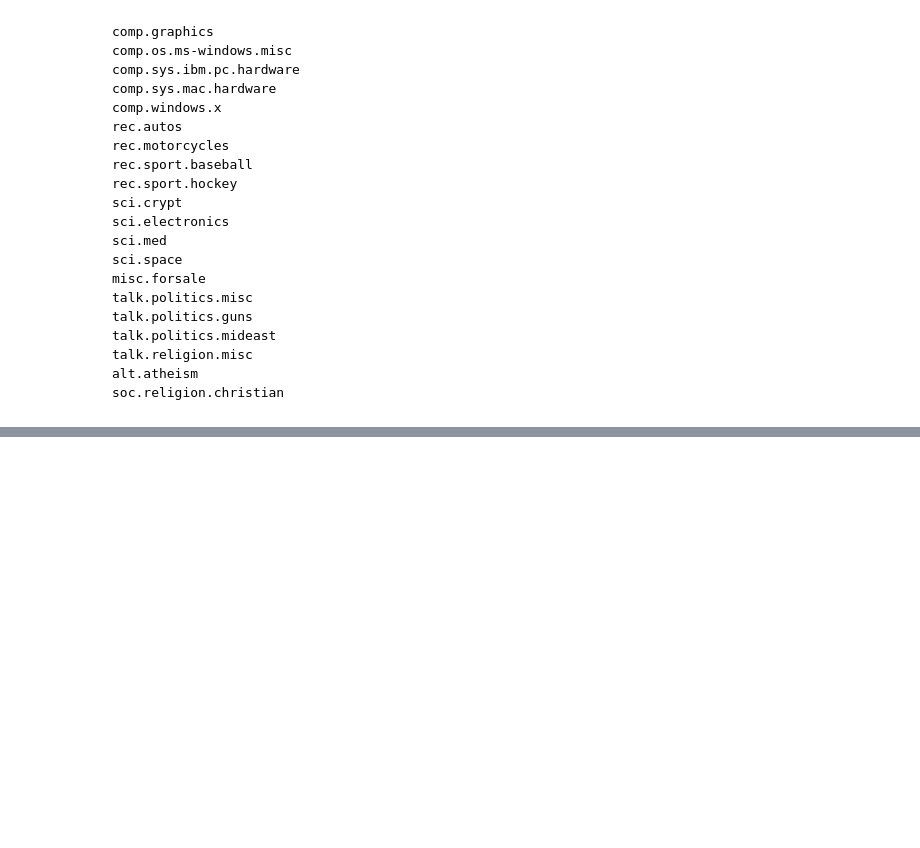
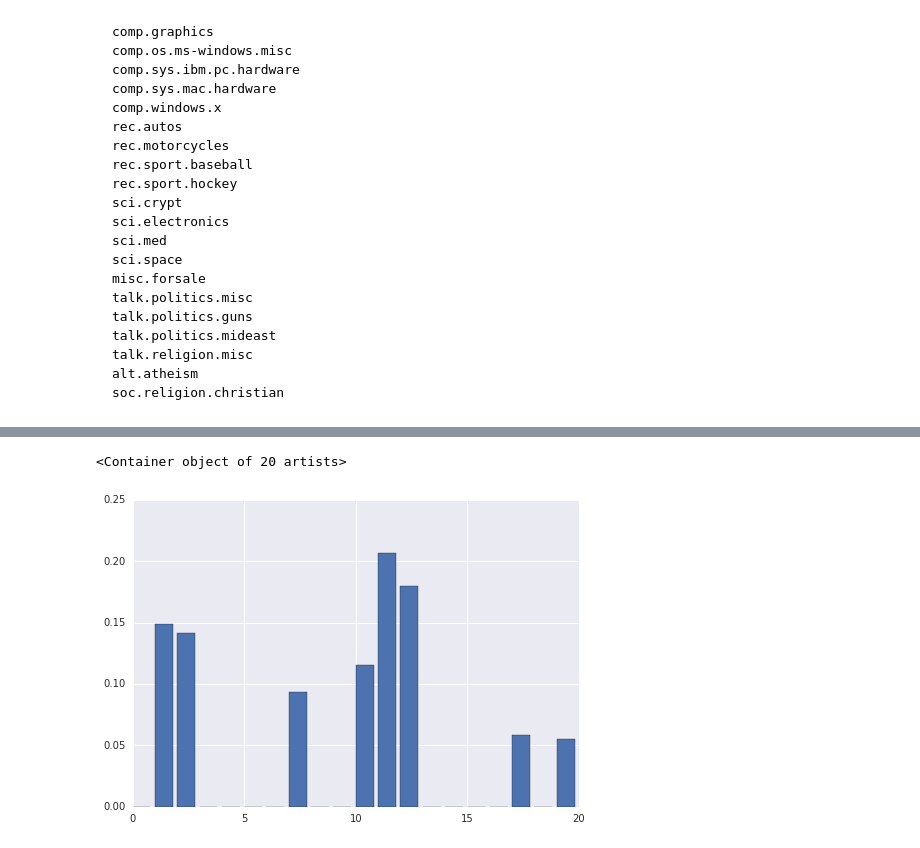
Before and after one commit to cemoody/lda2vec, a Jupyter notebook: examples/twenty_newsgroups/lda2vec/lda2vec.ipynb, the cells around one changed output, grey strips where cells are left out. Drawn from its saved outputs; the diff is of its cells as text; code cells hidden in the pictures; blank space fills up the shorter version.

```diff
--- a/examples/twenty_newsgroups/lda2vec/lda2vec.ipynb
+++ b/examples/twenty_newsgroups/lda2vec/lda2vec.ipynb
@@ -96,0 +172,5 @@ The 20 newsgroups dataset is interesting because users effetively classify the t
+# %%
+plt.bar(np.arange(20), dat['doc_topic_dists'][51])
+# %% [output]
+<Container object of 20 artists>
+[figure, added]
```
Also changed, not shown: parts of 15 cells of this notebook, 3 other files.
